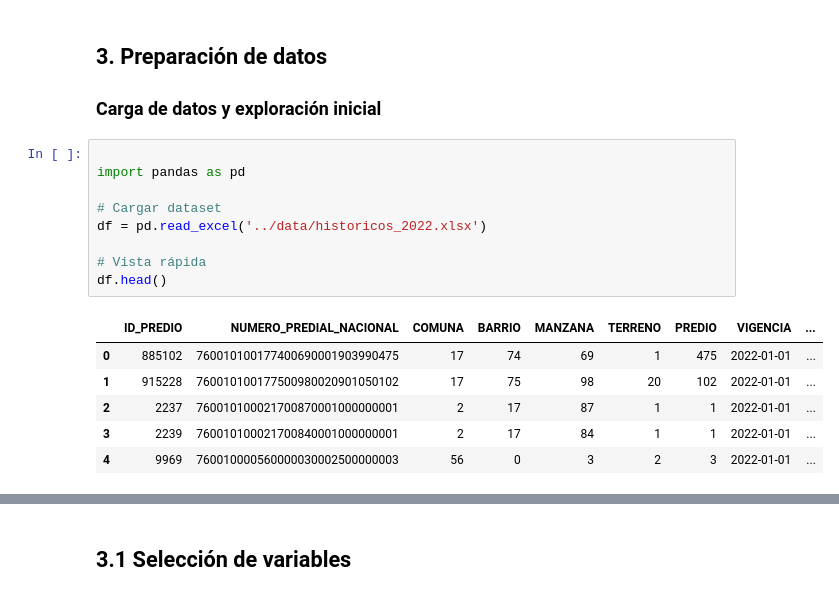
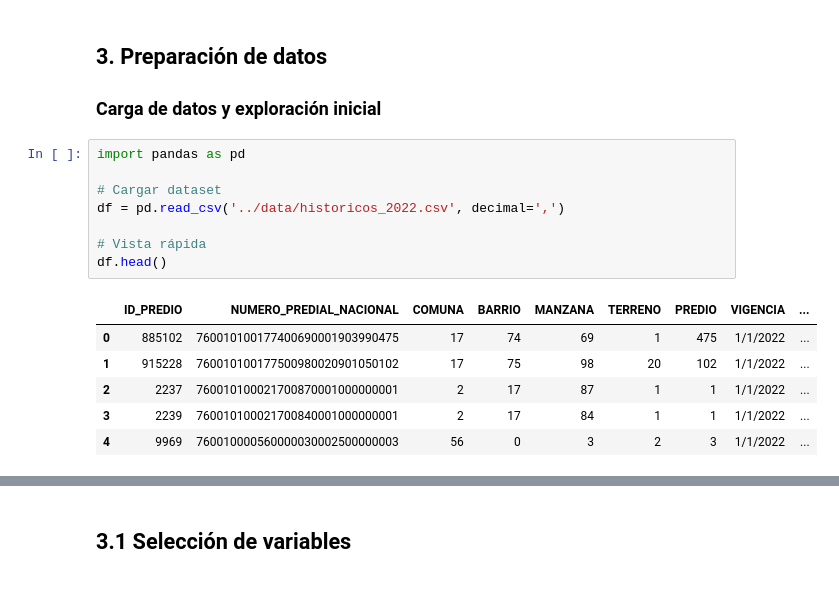
Before and after one commit to JSSanchezH/avaluo-predictivo, a Jupyter notebook: notebooks/01_preparacion_y_modelo.ipynb, the cells around one changed output, grey strips where cells are left out. Drawn from its saved outputs; the diff is of its cells as text.

```diff
--- a/notebooks/01_preparacion_y_modelo.ipynb
+++ b/notebooks/01_preparacion_y_modelo.ipynb
@@ -104,18 +104,17 @@ Variables conocidas en el futuro, que permiten hacer la predicción de la variab
 
 ### Carga de datos y exploración inicial
 # %%
-
 import pandas as pd
 
 # Cargar dataset
-df = pd.read_excel('../data/historicos_2022.xlsx')
+df = pd.read_csv('../data/historicos_2022.csv', decimal=',')
 
 # Vista rápida
 df.head()
 # %% [output]
 |  | ID_PREDIO | NUMERO_PREDIAL_NACIONAL | COMUNA | BARRIO | MANZANA | TERRENO | PREDIO | VIGENCIA | ... |
-| 0 | 885102 | 760010100177400690001903990475 | 17 | 74 | 69 | 1 | 475 | 2022-01-01 | ... |
-| 1 | 915228 | 760010100177500980020901050102 | 17 | 75 | 98 | 20 | 102 | 2022-01-01 | ... |
-| 2 | 2237 | 760010100021700870001000000001 | 2 | 17 | 87 | 1 | 1 | 2022-01-01 | ... |
-| 3 | 2239 | 760010100021700840001000000001 | 2 | 17 | 84 | 1 | 1 | 2022-01-01 | ... |
-| 4 | 9969 | 760010000560000030002500000003 | 56 | 0 | 3 | 2 | 3 | 2022-01-01 | ... |
+| 0 | 885102 | 760010100177400690001903990475 | 17 | 74 | 69 | 1 | 475 | 1/1/2022 | ... |
+| 1 | 915228 | 760010100177500980020901050102 | 17 | 75 | 98 | 20 | 102 | 1/1/2022 | ... |
+| 2 | 2237 | 760010100021700870001000000001 | 2 | 17 | 87 | 1 | 1 | 1/1/2022 | ... |
+| 3 | 2239 | 760010100021700840001000000001 | 2 | 17 | 84 | 1 | 1 | 1/1/2022 | ... |
+| 4 | 9969 | 760010000560000030002500000003 | 56 | 0 | 3 | 2 | 3 | 1/1/2022 | ... |
```
Also changed, not shown: parts of 46 cells of this notebook, 4 other files.
